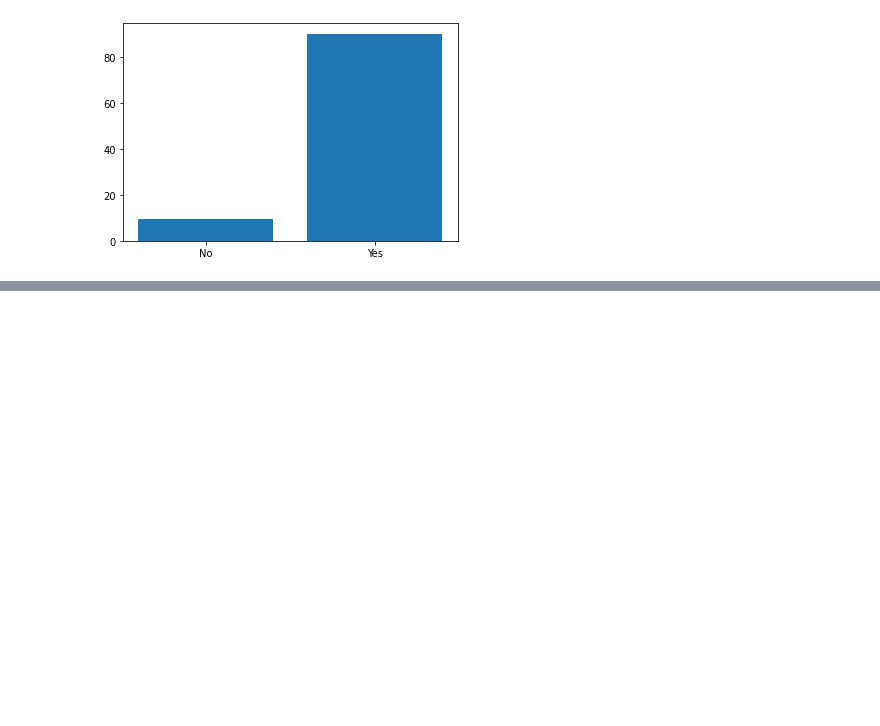
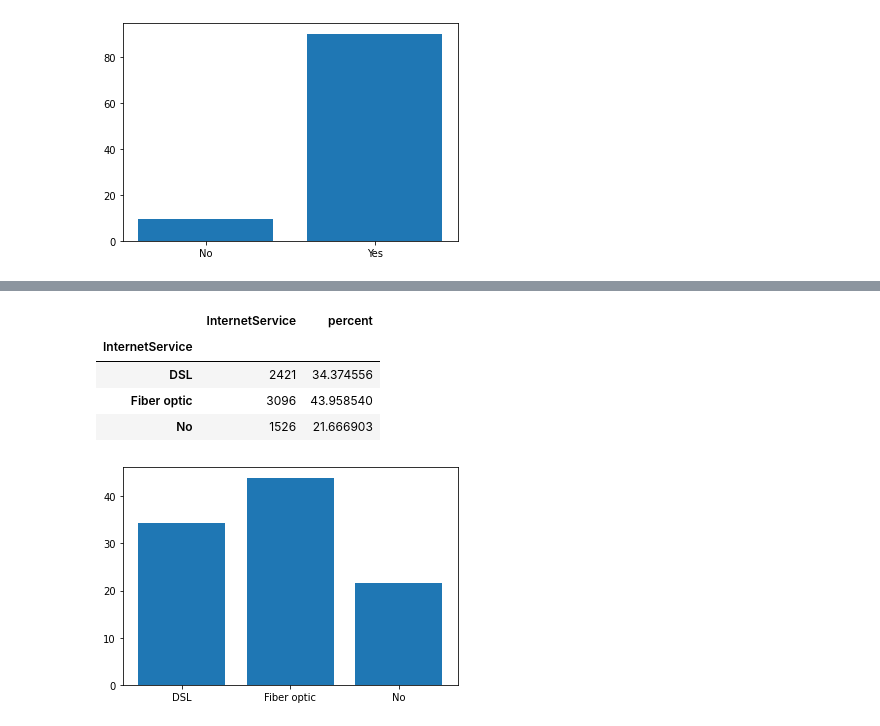
Before and after one commit to arcarrion/churn_prediction, a Jupyter notebook: notebooks/01_exploratory_analysis.ipynb, the cells around one changed output, grey strips where cells are left out. Saved outputs shown, nothing was run; the diff lists cells and outputs as text; code cells hidden in the pictures; blank space fills up the shorter version.

```diff
--- a/notebooks/01_exploratory_analysis.ipynb
+++ b/notebooks/01_exploratory_analysis.ipynb
@@ -160,0 +193,14 @@ plt.show()
+# %%
+fig_gender, ax_gender = plt.subplots()
+attribute_data = raw_data.groupby('InternetService').agg({'InternetService': 'count'})
+attribute_data['percent'] = attribute_data.InternetService*100/sum(attribute_data.InternetService)
+display(attribute_data)
+plt.bar(attribute_data.index.values, attribute_data.percent)
+plt.show()
+# %% [output]
+|  | InternetService | percent |
+| InternetService |  |  |
+| DSL | 2421 | 34.374556 |
+| Fiber optic | 3096 | 43.958540 |
+| No | 1526 | 21.666903 |
+[figure, added]
```
Also changed, not shown: parts of 14 cells of this notebook.
